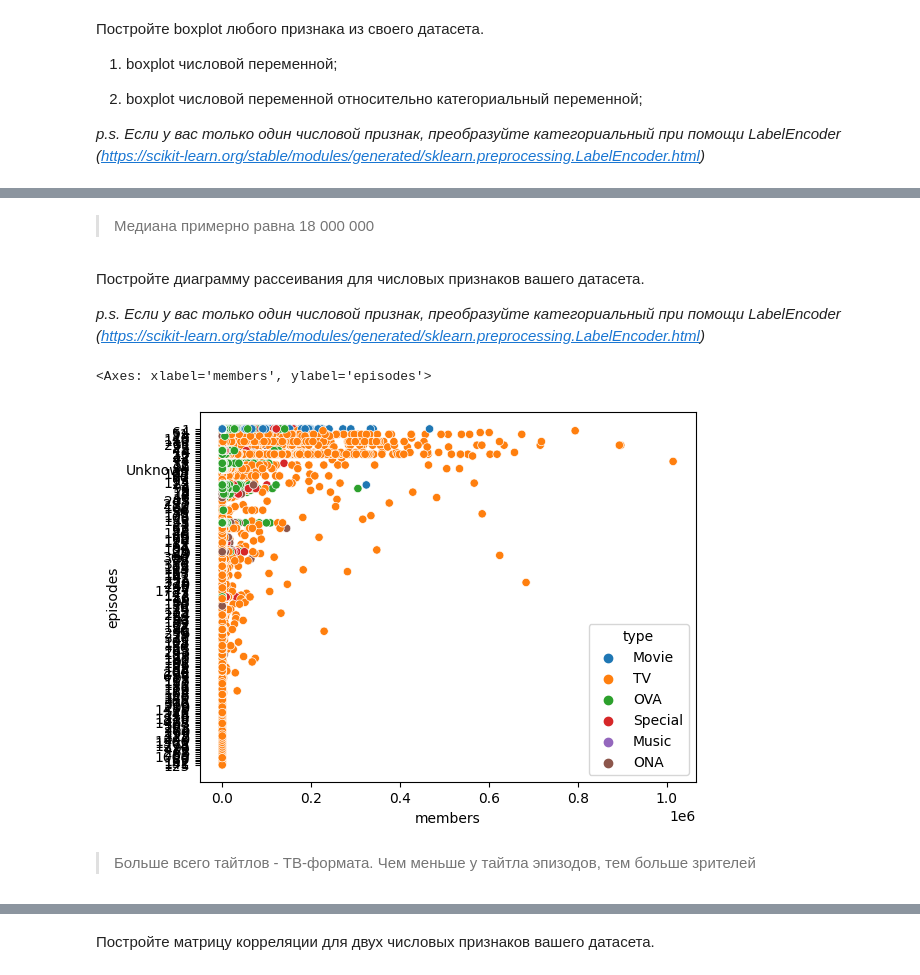
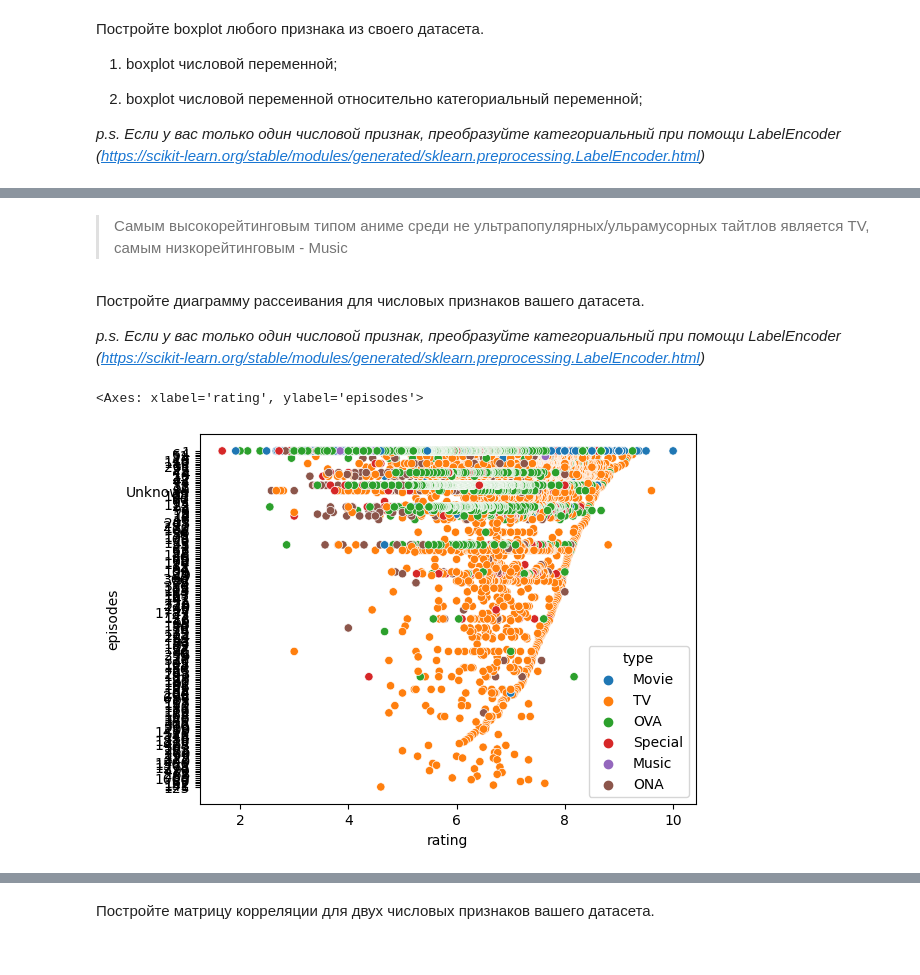
Before and after one commit to TheGodseeker/ML_PR, a Jupyter notebook: Задание_2.ipynb, the cells around one changed output, grey strips where cells are left out. Saved outputs shown, nothing was run; the diff lists cells and outputs as text; code cells hidden in the pictures.

```diff
--- a/Задание_2.ipynb
+++ b/Задание_2.ipynb
@@ -184,24 +248,13 @@ sns.boxplot( y = list(types.values()))
-# %% [markdown]
-
-
-> Медиана примерно равна 18 000 000
+# %% [markdown]
+
+
+> Самым высокорейтинговым типом аниме среди не ультрапопулярных/ульрамусорных тайтлов является TV, самым низкорейтинговым - Music
 # %% [markdown]
 Постройте диаграмму рассеивания для числовых признаков вашего датасета.
 
 *p.s. Если у вас только один числовой признак, преобразуйте категориальный при помощи LabelEncoder (https://scikit-learn.org/stable/modules/generated/sklearn.preprocessing.LabelEncoder.html)*
-# %%
-#plt.figure()
-#plt.scatter(df['episodes'], df['members'], color='purple')
-#plt.title('Диаграмма рассеивания для episodes и members')
-#plt.xlabel('episodes')
-#plt.ylabel('members')
-#plt.show()
-
-sns.scatterplot(data = df, y = "episodes", x = "members", hue="type")
-# %% [output]
-<Axes: xlabel='members', ylabel='episodes'>
-[figure, removed]
-# %% [markdown]
-
-
-> Больше всего тайтлов - ТВ-формата. Чем меньше у тайтла эпизодов, тем больше зрителей
+# %%
+sns.scatterplot(data = df, y = "episodes", x = "rating", hue="type")
+# %% [output]
+<Axes: xlabel='rating', ylabel='episodes'>
+[figure, added]
```
Also changed, not shown: parts of 13 cells of this notebook.
